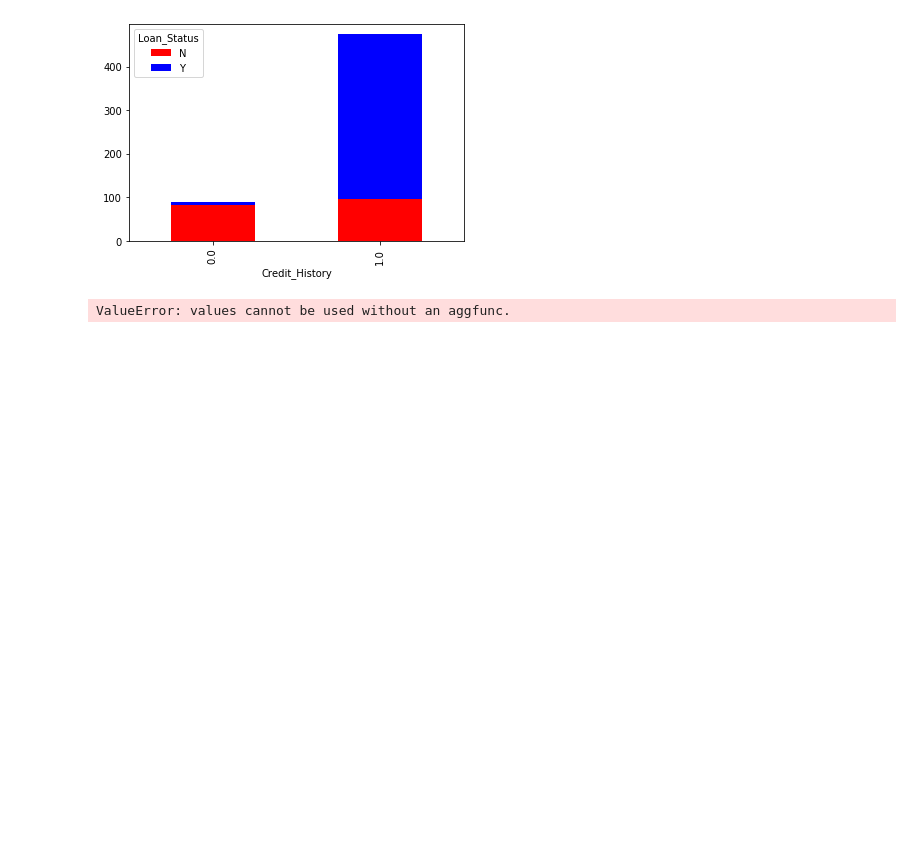
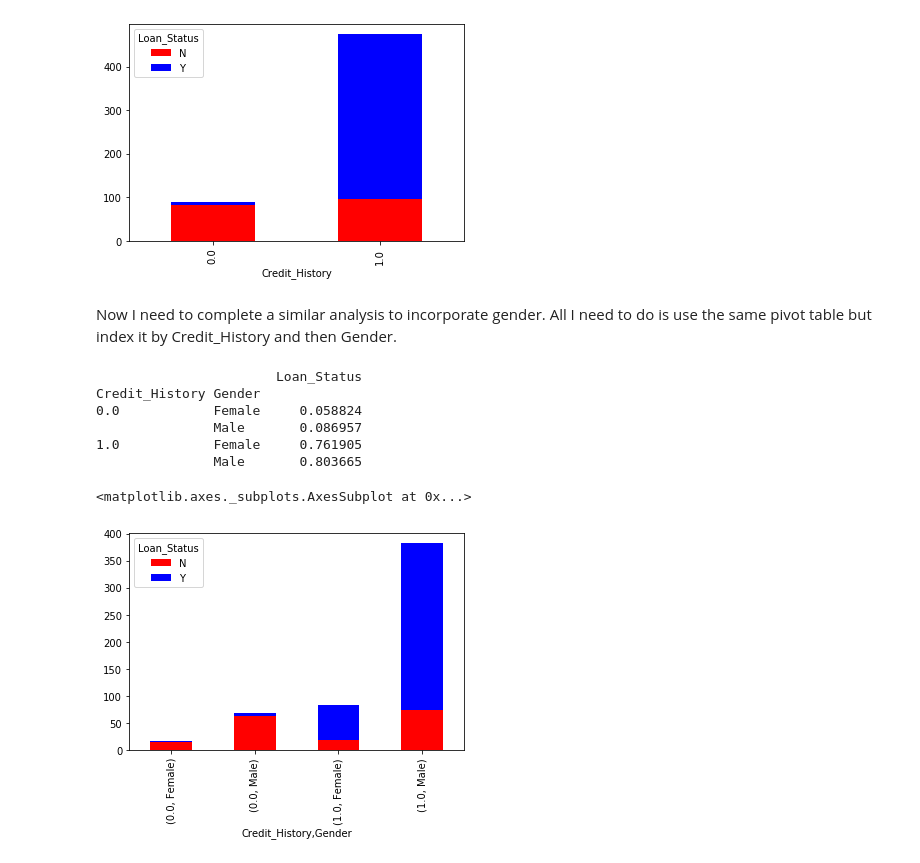
Before and after one commit to kdenny25/Loan_Prediction, a Jupyter notebook: Loan Prediction.ipynb, the cells around one changed output. Saved outputs shown, nothing was run; the diff lists cells and outputs as text; code cells hidden in the pictures; blank space fills up the shorter version.

```diff
--- a/Loan Prediction.ipynb
+++ b/Loan Prediction.ipynb
@@ -175,9 +175,24 @@ temp3.plot(kind='bar', stacked=True, color=['red', 'blue'], grid=False)
 # %% [output]
 <matplotlib.axes._subplots.AxesSubplot at 0x...>
 [figure]
+# %% [markdown]
+Now I need to complete a similar analysis to incorporate gender. All I need to do is use the same pivot table but index it by Credit_History and then Gender.
+# %%
+# add gender to pivot table
+temp4 = df_train.pivot_table(values=('Loan_Status'), index=['Credit_History', 'Gender'], aggfunc = lambda x: x.map({'Y':1, 'N':0}).mean())
+
+print(temp4)
+# %% [output]
+                       Loan_Status
+Credit_History Gender
+0.0            Female     0.058824
+               Male       0.086957
+1.0            Female     0.761905
+               Male       0.803665
 # %%
-temp4 = pd.crosstab(df_train['Credit_History'], df_train['Loan_Status'], df_train['Gender'])
+temp5 = pd.crosstab([df_train.Credit_History, df_train.Gender], df_train.Loan_Status)
 
-temp4.plot(kind='bar', stacked=True, color=['red', 'blue'], grid=False)
+temp5.plot(kind='bar', stacked=True, color=['red', 'blue'], grid=False)
 # %% [output]
-ValueError: values cannot be used without an aggfunc.
+<matplotlib.axes._subplots.AxesSubplot at 0x...>
+[figure, added]
```
Also changed, not shown: parts of 6 cells of this notebook.
